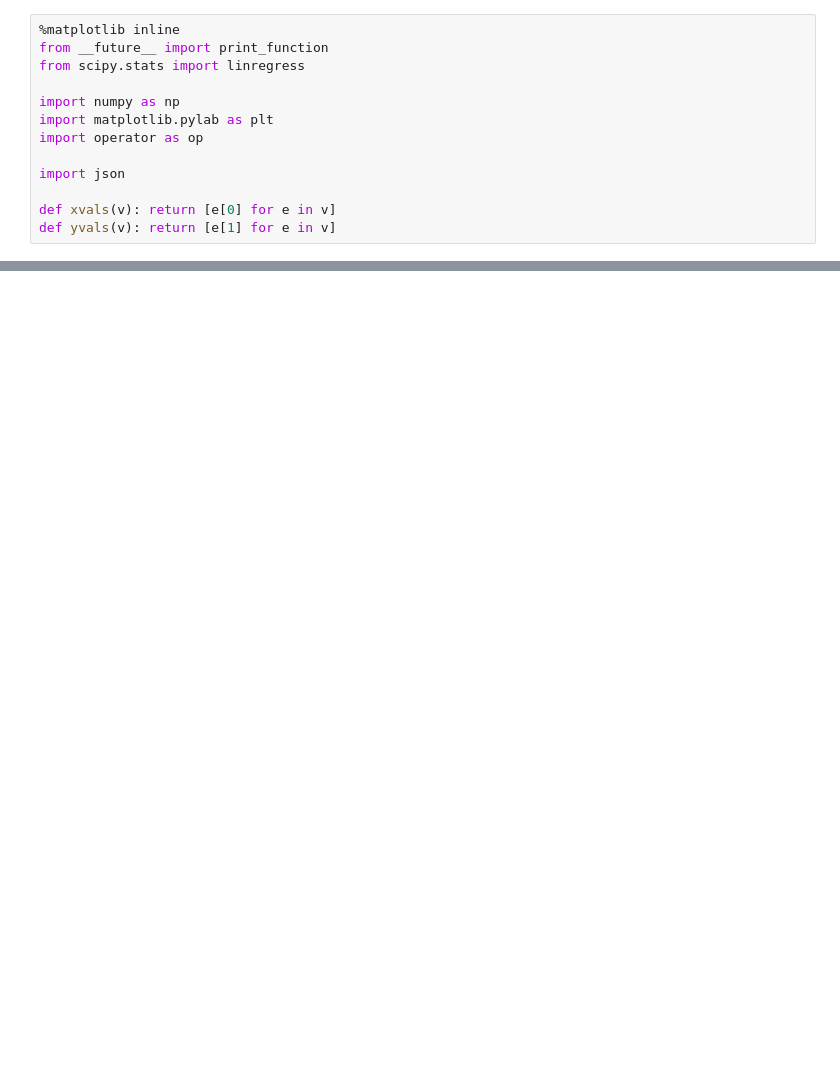
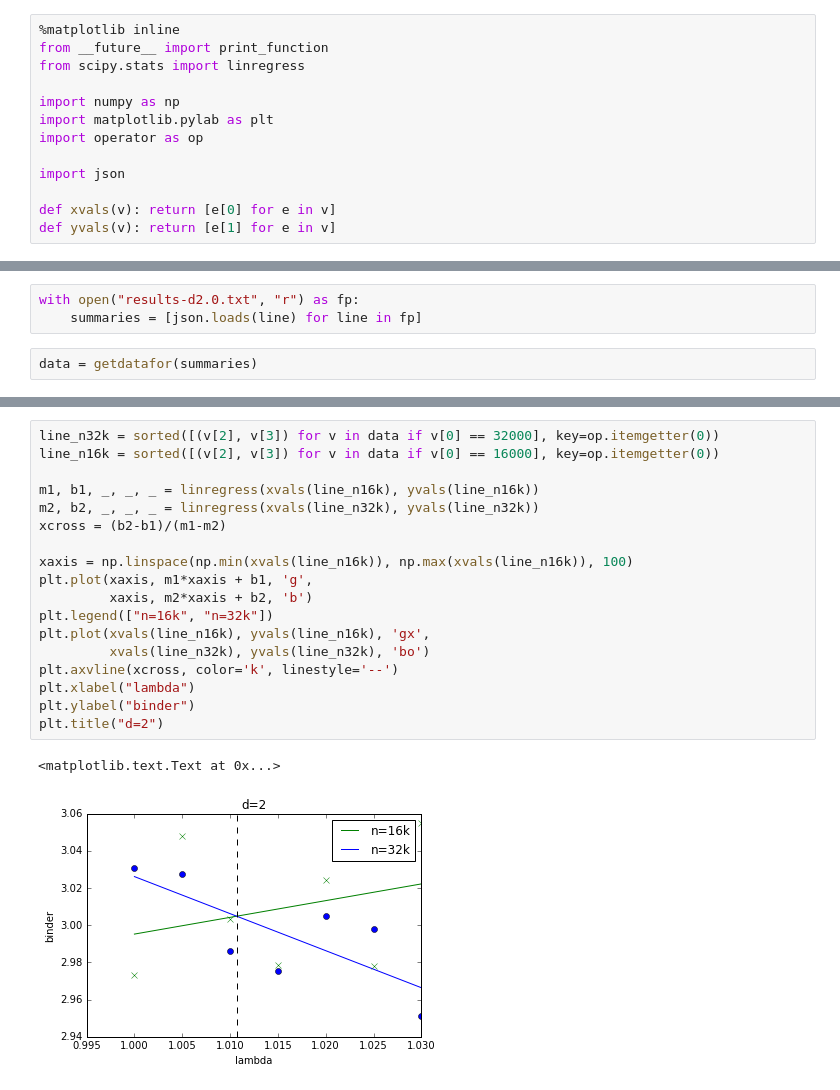
Before and after one commit to stephentu/community, a Jupyter notebook: src/notebooks/results.ipynb, the cells around one changed output, grey strips where cells are left out. Saved outputs shown, nothing was run; the diff lists cells and outputs as text; blank space fills up the shorter version.

```diff
--- a/src/notebooks/results.ipynb
+++ b/src/notebooks/results.ipynb
@@ -109,0 +100,5 @@ print(xcross)
+# %%
+with open("results-d2.0.txt", "r") as fp:
+    summaries = [json.loads(line) for line in fp]
+# %%
+data = getdatafor(summaries)
@@ -109,0 +122,21 @@ print(xcross)
+# %%
+line_n32k = sorted([(v[2], v[3]) for v in data if v[0] == 32000], key=op.itemgetter(0))
+line_n16k = sorted([(v[2], v[3]) for v in data if v[0] == 16000], key=op.itemgetter(0))
+
+m1, b1, _, _, _ = linregress(xvals(line_n16k), yvals(line_n16k))
+m2, b2, _, _, _ = linregress(xvals(line_n32k), yvals(line_n32k))
+xcross = (b2-b1)/(m1-m2)
+
+xaxis = np.linspace(np.min(xvals(line_n16k)), np.max(xvals(line_n16k)), 100)
+plt.plot(xaxis, m1*xaxis + b1, 'g',
+         xaxis, m2*xaxis + b2, 'b')
+plt.legend(["n=16k", "n=32k"])
+plt.plot(xvals(line_n16k), yvals(line_n16k), 'gx',
+         xvals(line_n32k), yvals(line_n32k), 'bo')
+plt.axvline(xcross, color='k', linestyle='--')
+plt.xlabel("lambda")
+plt.ylabel("binder")
+plt.title("d=2")
+# %% [output]
+<matplotlib.text.Text at 0x...>
+[figure, added]
```
Also changed, not shown: parts of 13 cells of this notebook.
